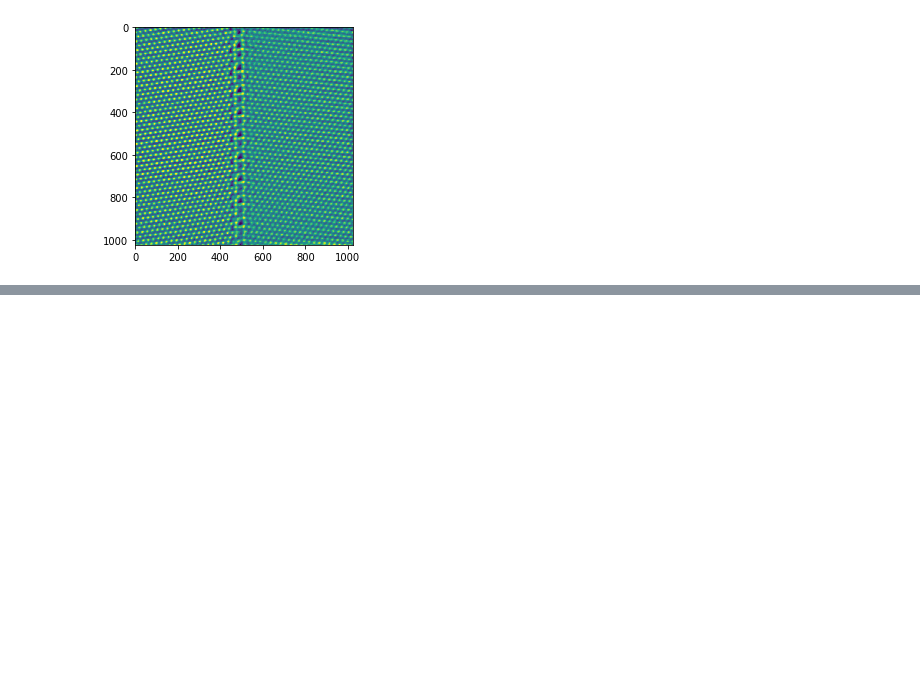
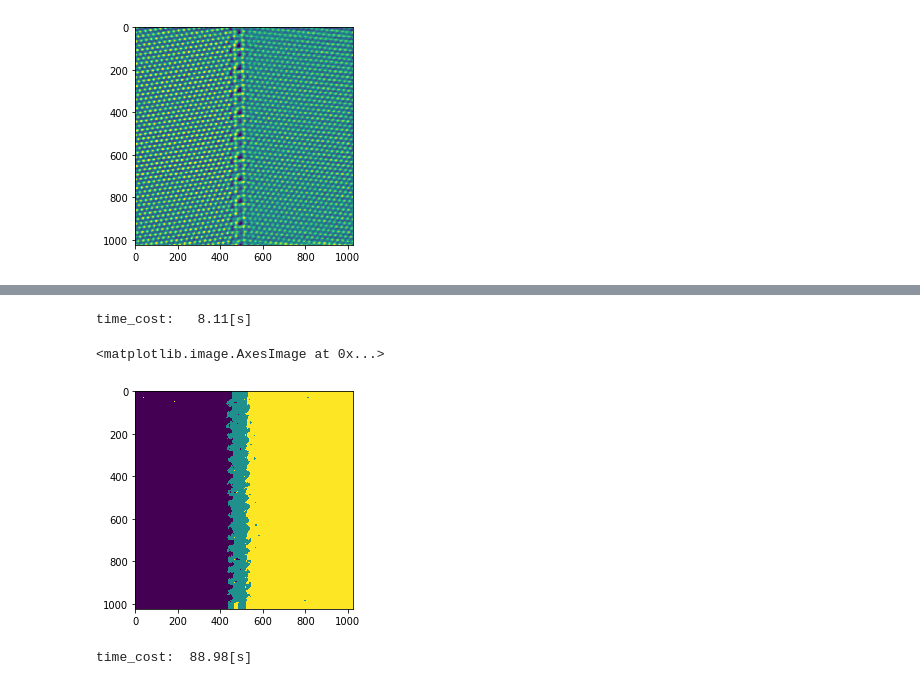
Before and after one commit to NingWang1990/pySTEM, a Jupyter notebook: examples/Cu_grain_boundary.ipynb, the cells around one changed output, grey strips where cells are left out. Drawn from its saved outputs; the diff is of its cells as text; code cells hidden in the pictures; blank space fills up the shorter version.

```diff
--- a/examples/Cu_grain_boundary.ipynb
+++ b/examples/Cu_grain_boundary.ipynb
@@ -34,0 +50,30 @@ plt.imshow(label[:,:])
+# %%
+descriptor_name = 'power_spectrum'
+seg = segmentationSTEM( n_patterns=3,
+                       window_x=20,window_y=20,
+                       step=step,
+                       descriptor_name=descriptor_name,
+                       upsampling=True)
+start = time.time()
+labels = seg.perform_clustering(image)
+print ('time_cost: %6.2f[s]' %(time.time()-start,))
+# %% [output]
+time_cost:   8.11[s]
+# %%
+plt.imshow(labels)
+# %% [output]
+<matplotlib.image.AxesImage at 0x...>
+[figure, added]
+# %%
+descriptor_name = 'reflection_symmetry_maximums'
+seg = segmentationSTEM(n_patterns=3,
+                       window_x=20,window_y=20,
+                       radius=20,
+                       step=step,
+                       descriptor_name=descriptor_name,
+                       upsampling=True)
+start = time.time()
+labels = seg.perform_clustering(image)
+print ('time_cost: %6.2f[s]' %(time.time()-start,))
+# %% [output]
+time_cost:  88.98[s]
```
Also changed, not shown: parts of 12 cells of this notebook, 5 other files.
